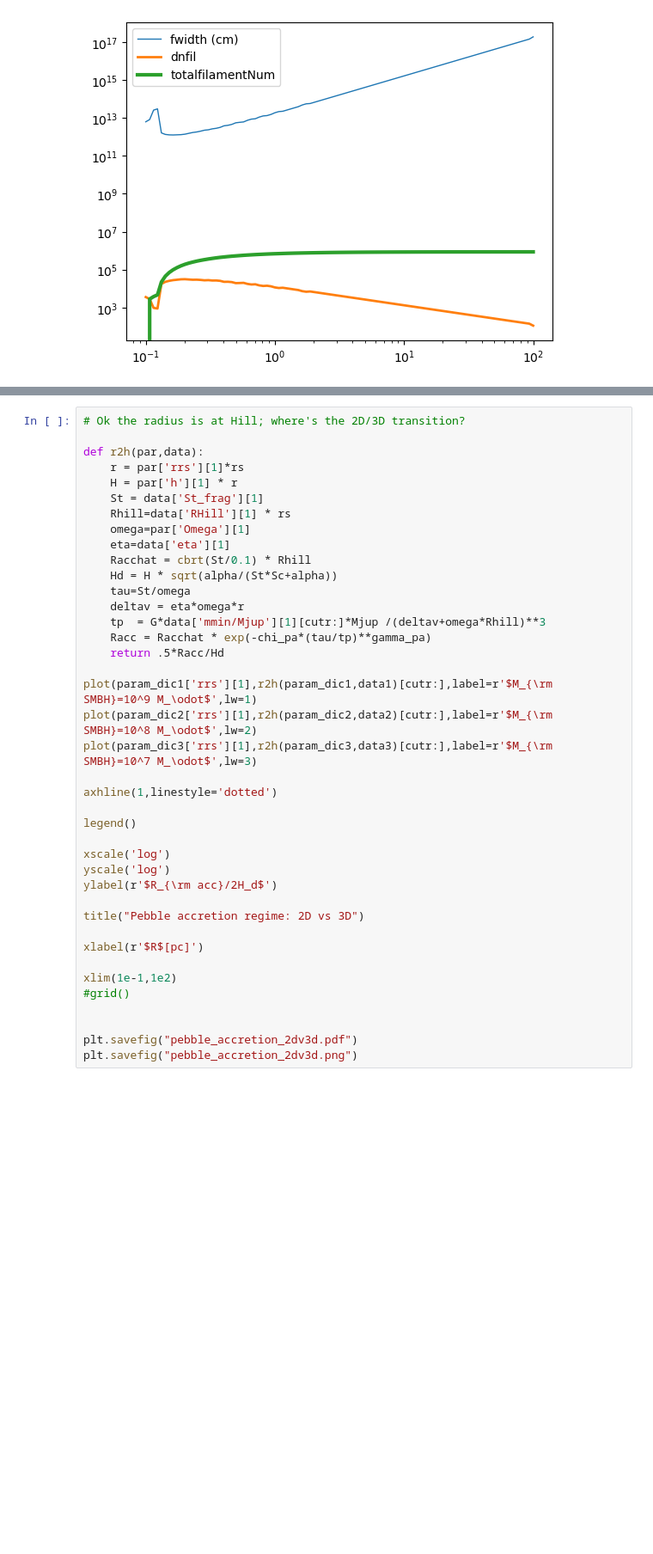
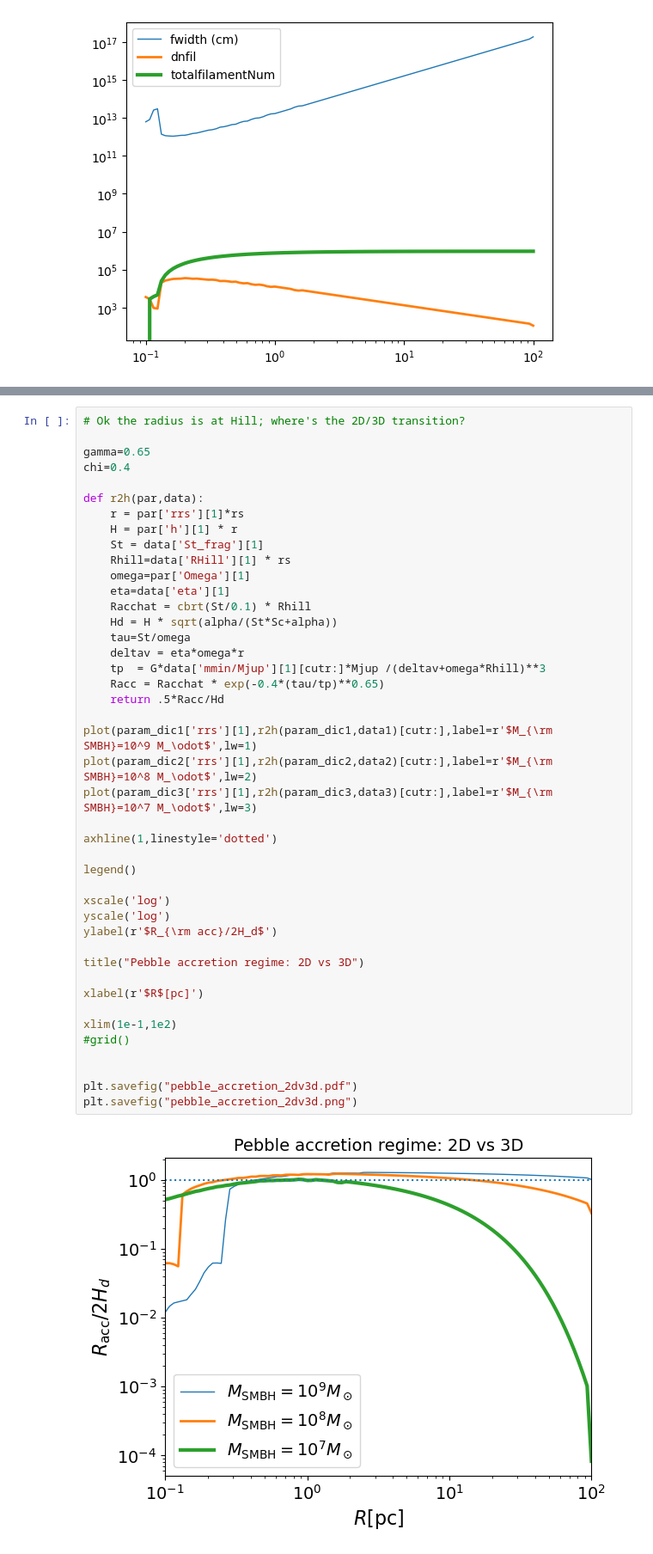
Before and after one commit to mbhupe/EmbeddedAGN, a Jupyter notebook: planetsAGN-magnetic_work.ipynb, the cells around one changed output, grey strips where cells are left out. Shown at 86% size. Cells and saved outputs as stored; diff of their text form; blank space fills up the shorter version.

```diff
--- a/planetsAGN-magnetic_work.ipynb
+++ b/planetsAGN-magnetic_work.ipynb
@@ -957,5 +1079,8 @@ plt.savefig("pebble_accretion_regimes.png", bbox_inches='tight')
 # %%
 # Ok the radius is at Hill; where's the 2D/3D transition?
+
+gamma=0.65
+chi=0.4
 
 def r2h(par,data):
     r = par['rrs'][1]*rs
@@ -966,34 +1091,36 @@ def r2h(par,data):
     eta=data['eta'][1]
     Racchat = cbrt(St/0.1) * Rhill
     Hd = H * sqrt(alpha/(St*Sc+alpha))
     tau=St/omega
     deltav = eta*omega*r
     tp  = G*data['mmin/Mjup'][1][cutr:]*Mjup /(deltav+omega*Rhill)**3
-    Racc = Racchat * exp(-chi_pa*(tau/tp)**gamma_pa)
+    Racc = Racchat * exp(-0.4*(tau/tp)**0.65)
     return .5*Racc/Hd
 
 plot(param_dic1['rrs'][1],r2h(param_dic1,data1)[cutr:],label=r'$M_{\rm SMBH}=10^9 M_\odot$',lw=1)
 plot(param_dic2['rrs'][1],r2h(param_dic2,data2)[cutr:],label=r'$M_{\rm SMBH}=10^8 M_\odot$',lw=2)
 plot(param_dic3['rrs'][1],r2h(param_dic3,data3)[cutr:],label=r'$M_{\rm SMBH}=10^7 M_\odot$',lw=3)
 
 axhline(1,linestyle='dotted')
 
 legend()
 
 xscale('log')
 yscale('log')
 ylabel(r'$R_{\rm acc}/2H_d$')
 
 title("Pebble accretion regime: 2D vs 3D")
 
 xlabel(r'$R$[pc]')
 
 xlim(1e-1,1e2)
 #grid()
 
 
 plt.savefig("pebble_accretion_2dv3d.pdf")
 plt.savefig("pebble_accretion_2dv3d.png")
+# %% [output]
+[figure, added]
 # %% [markdown]
 For gas accretion, follow Pollack. Stellar structure equation; if a mass dm is added, the radius increased by dr
 
```
Also changed, not shown: parts of 19 cells of this notebook.
